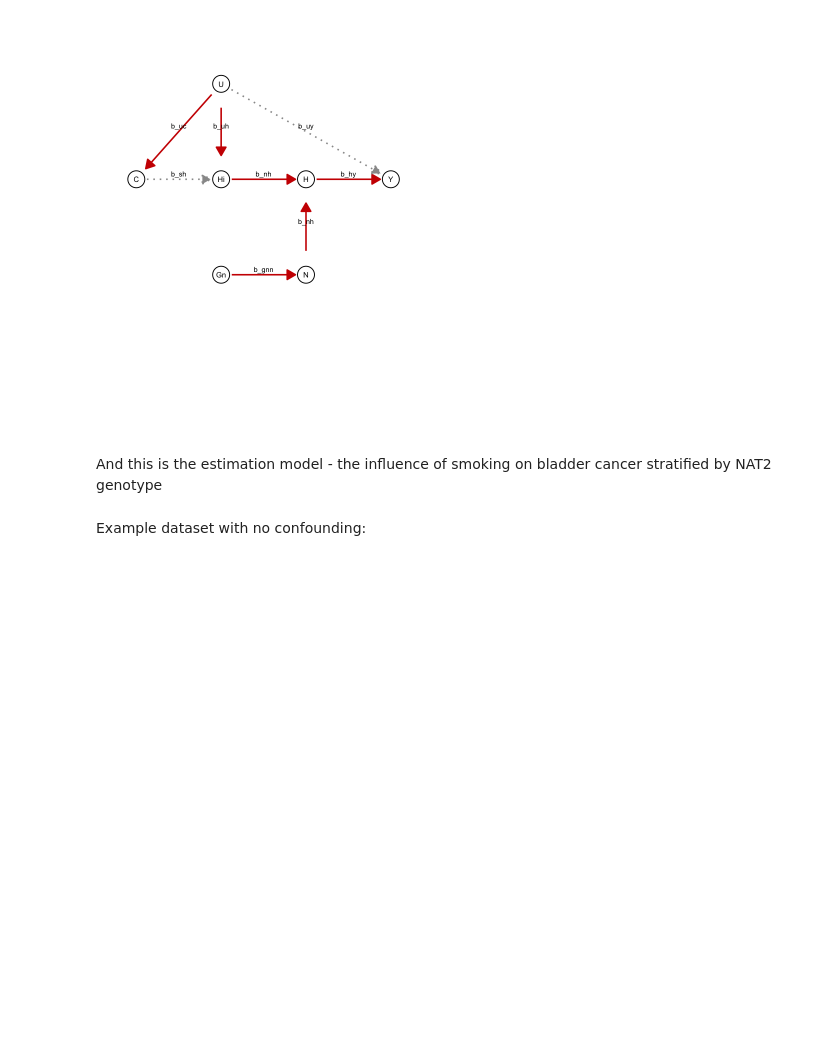
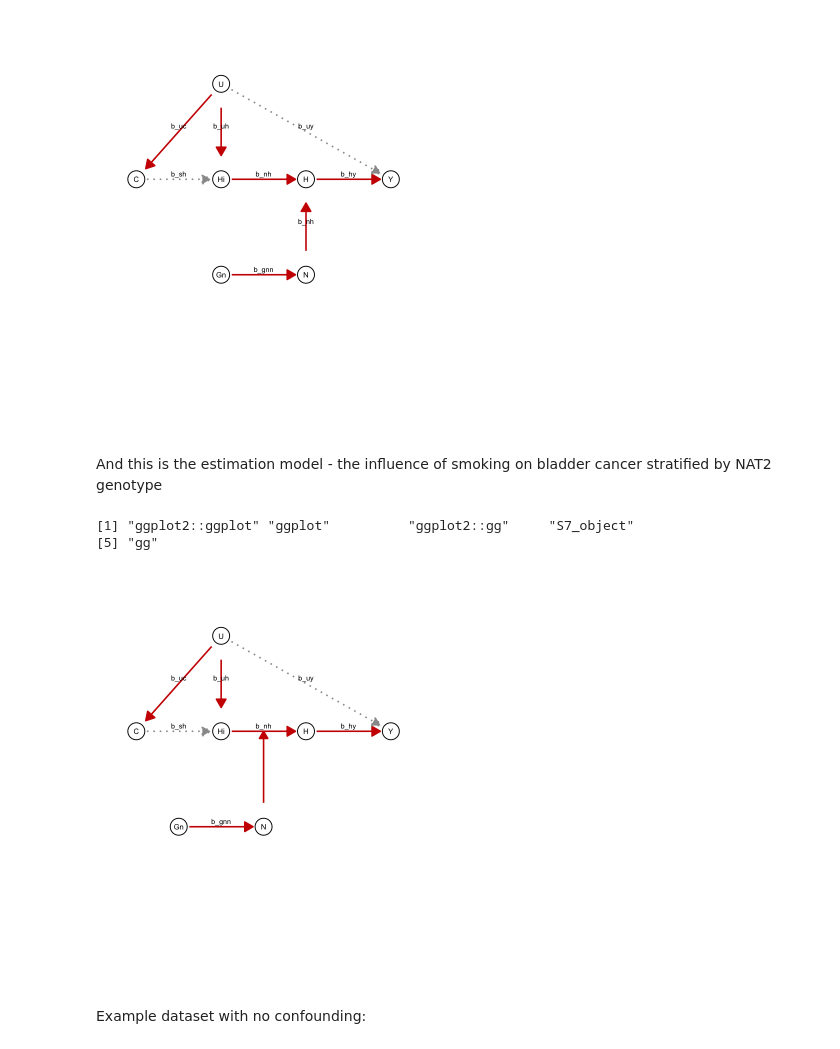
Before and after one commit to explodecomputer/lab-book, a Jupyter notebook: posts/2026-03-05-nat2-bc/analysis.ipynb, the cells around one changed output. Saved outputs shown, nothing was run; the diff lists cells and outputs as text; code cells hidden in the pictures; blank space fills up the shorter version.

```diff
--- a/posts/2026-03-05-nat2-bc/analysis.ipynb
+++ b/posts/2026-03-05-nat2-bc/analysis.ipynb
@@ -232,3 +341,22 @@ And this is the estimation model - the influence of smoking on bladder cancer st
+# %%
+a <- draw_dag(
+    b_hy = 2,
+    b_uy = 0,
+    b_sh = 0,
+    b_nh = 0.2,
+    b_gcc = 1.0,
+    b_gis = 1.0,
+    b_gnn = 0.4,
+    b_us = 2,
+    b_uc = 2,
+    b_uh = 3
+)
+class(a)
+a
+# %% [output]
+[1] "ggplot2::ggplot" "ggplot"          "ggplot2::gg"     "S7_object"
+[5] "gg"
+[figure, added]
 # %%
 estimation_gc2005 <- function(data) {
     model <- glm(Y ~ C * Gn, data = data, family = binomial)
```
Also changed, not shown: parts of 11 cells of this notebook, 1 other file.
